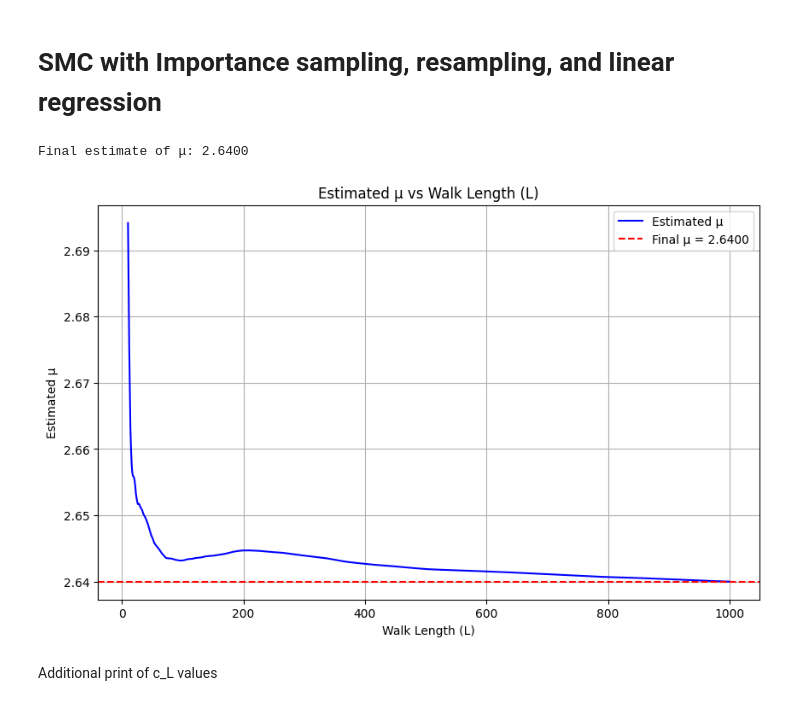
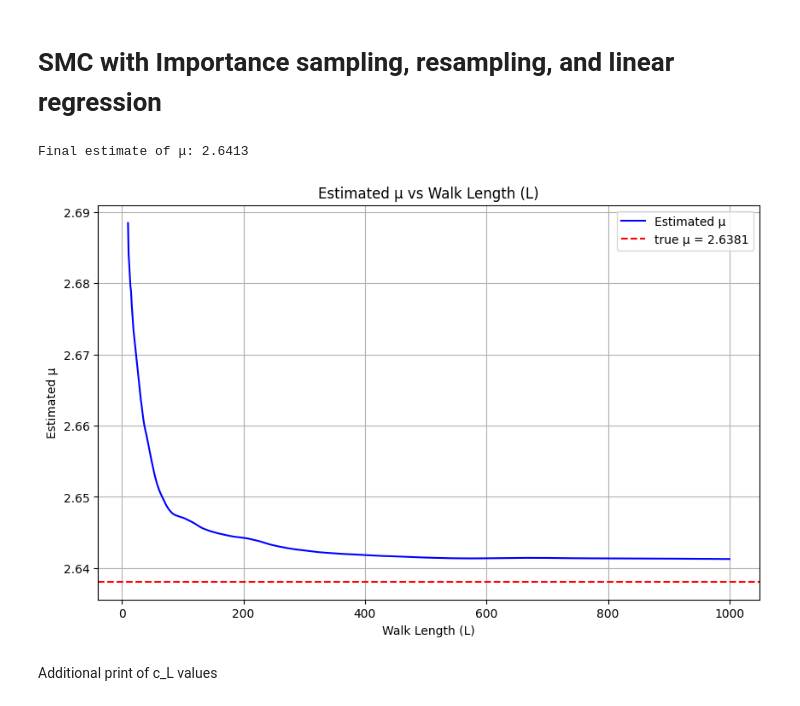
Before and after one commit to georgiakarenlau/ST3247, a Jupyter notebook: SMC.ipynb, the cells around one changed output. Drawn from its saved outputs; the diff is of its cells as text; code cells hidden in the pictures.

Commit message:
edit: changes the true mu value in the plot

```diff
--- a/SMC.ipynb
+++ b/SMC.ipynb
@@ -138,37 +138,37 @@ def estimate_mu(N, max_L):
             log_mu = results.params[2]  # Intercept term is log(mu)
             mu_estimates.append(np.exp(log_mu))
             L_values.append(current_L)
 
     # Final regression to estimate mu
     X = np.column_stack((x1_list, x2_list, np.ones_like(x1_list)))
     model = sm.OLS(y_list, X)
     results = model.fit()
     log_mu = results.params[2]  # Intercept term is log(mu)
     mu_final = np.exp(log_mu)
 
     return mu_final, L_values, mu_estimates
 
 # Parameters
-N = 1000
+N = 2000
 max_L = 1000
 
 # Estimate mu and get intermediate values
 mu_final, L_values, mu_estimates = estimate_mu(N, max_L)
 print(f"Final estimate of μ: {mu_final:.4f}")
 
 # Plot mu estimates vs L
 plt.figure(figsize=(10, 6))
 plt.plot(L_values, mu_estimates, 'b-', label='Estimated μ')
-plt.axhline(y=mu_final, color='r', linestyle='--', label=f'Final μ = {mu_final:.4f}')
+plt.axhline(y=2.6381, color='r', linestyle='--', label=f'true μ = 2.6381')
 plt.xlabel('Walk Length (L)')
 plt.ylabel('Estimated μ')
 plt.title('Estimated μ vs Walk Length (L)')
 plt.legend()
 plt.grid(True)
 plt.show()
 # %% [output]
-Final estimate of μ: 2.6400
+Final estimate of μ: 2.6413
-[figure, old version]
+[figure, new version]
 # %% [markdown]
 Additional print of c_L values
 # %%
```
